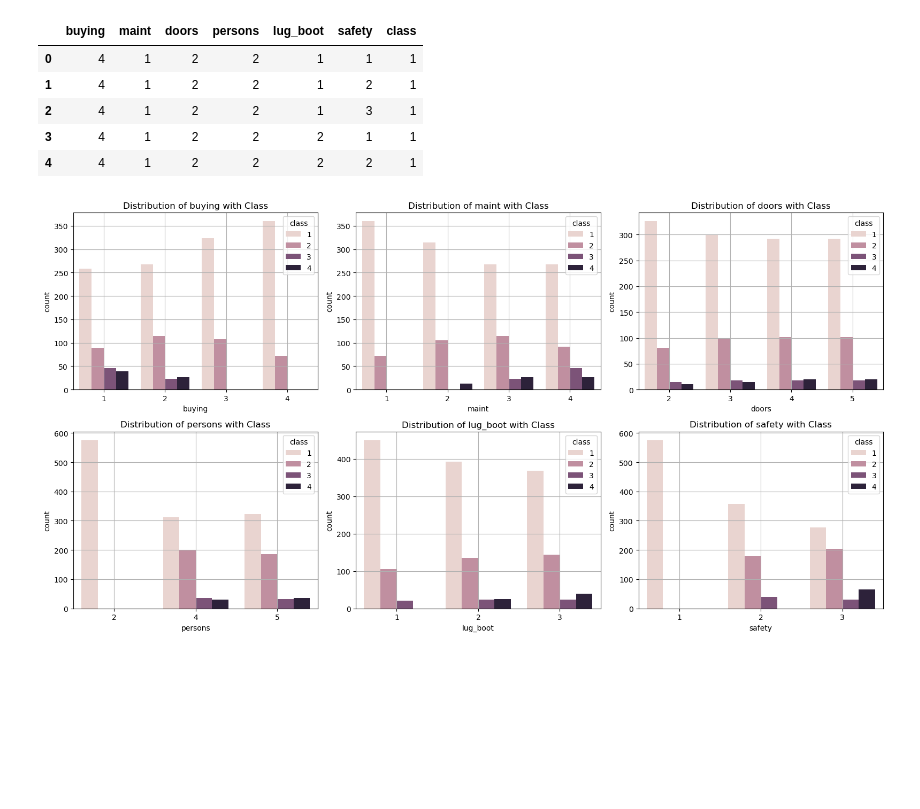
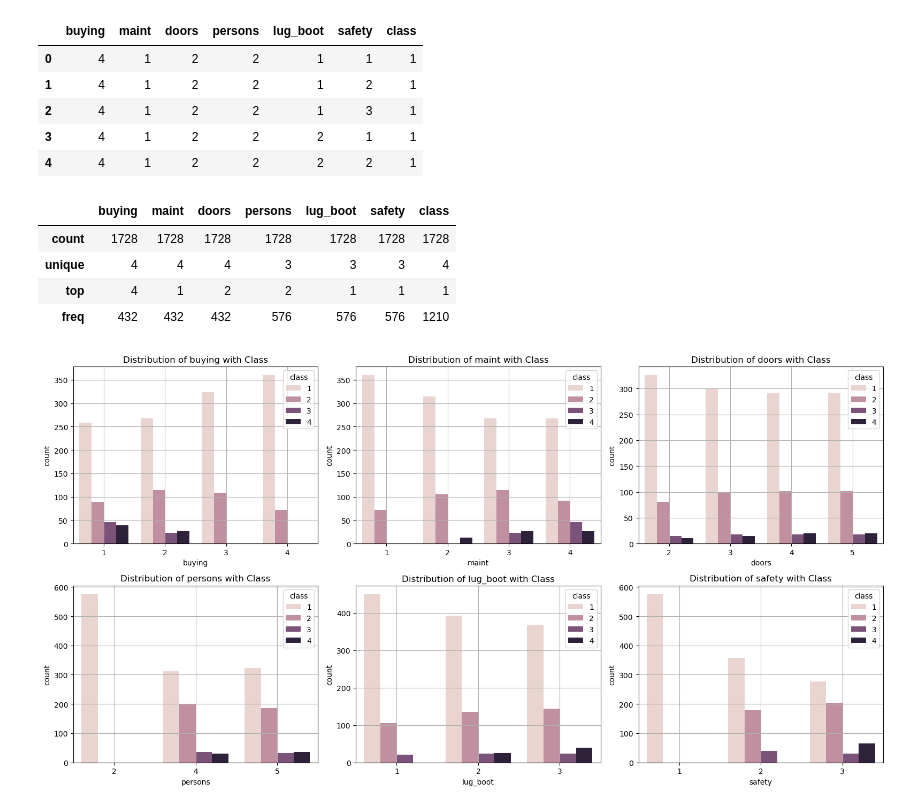
Before and after one commit to ARJUN-VijAI-DS/Car-Evaluation, a Jupyter notebook: car_evaluation.ipynb, the cells around one changed output. Drawn from its saved outputs; the diff is of its cells as text; code cells hidden in the pictures; blank space fills up the shorter version.

```diff
--- a/car_evaluation.ipynb
+++ b/car_evaluation.ipynb
@@ -158,6 +166,14 @@ df_copy.head()
 | 2 | 4 | 1 | 2 | 2 | 1 | 3 | 1 |
 | 3 | 4 | 1 | 2 | 2 | 2 | 1 | 1 |
 | 4 | 4 | 1 | 2 | 2 | 2 | 2 | 1 |
+# %%
+df_copy.describe()
+# %% [output]
+|  | buying | maint | doors | persons | lug_boot | safety | class |
+| count | 1728 | 1728 | 1728 | 1728 | 1728 | 1728 | 1728 |
+| unique | 4 | 4 | 4 | 3 | 3 | 3 | 4 |
+| top | 4 | 1 | 2 | 2 | 1 | 1 | 1 |
+| freq | 432 | 432 | 432 | 576 | 576 | 576 | 1210 |
 # %%
 # Set the size of the plots
 plt.figure(figsize=(16, 12))
```
Also changed, not shown: parts of 11 cells of this notebook.
